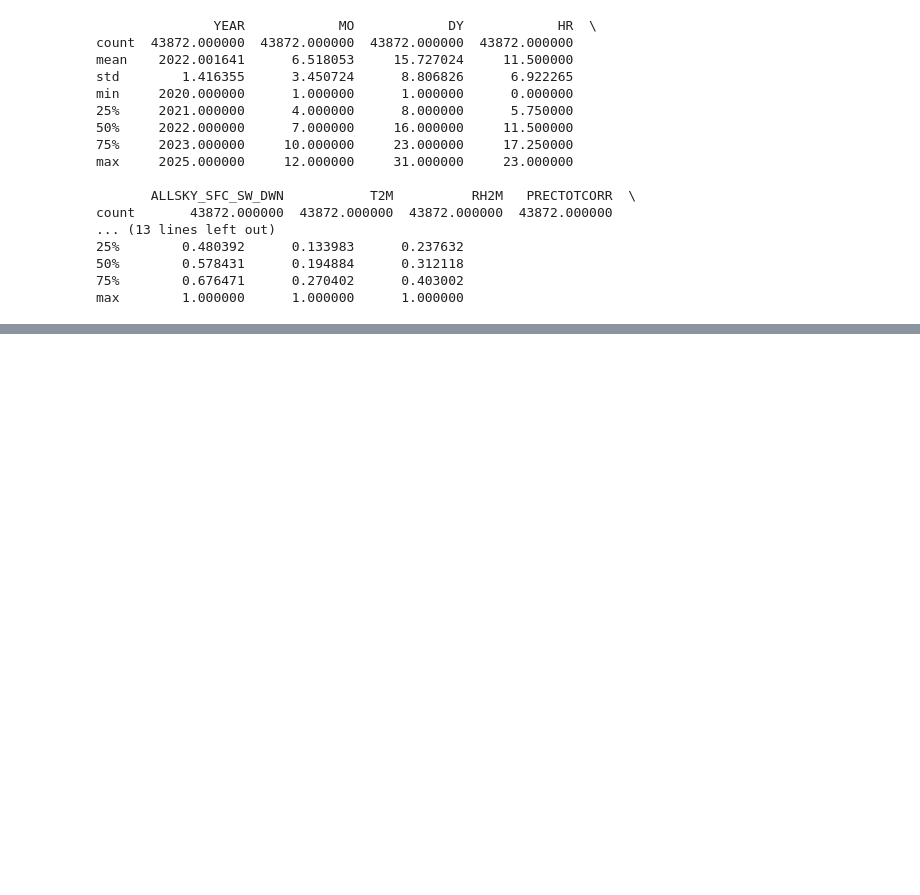
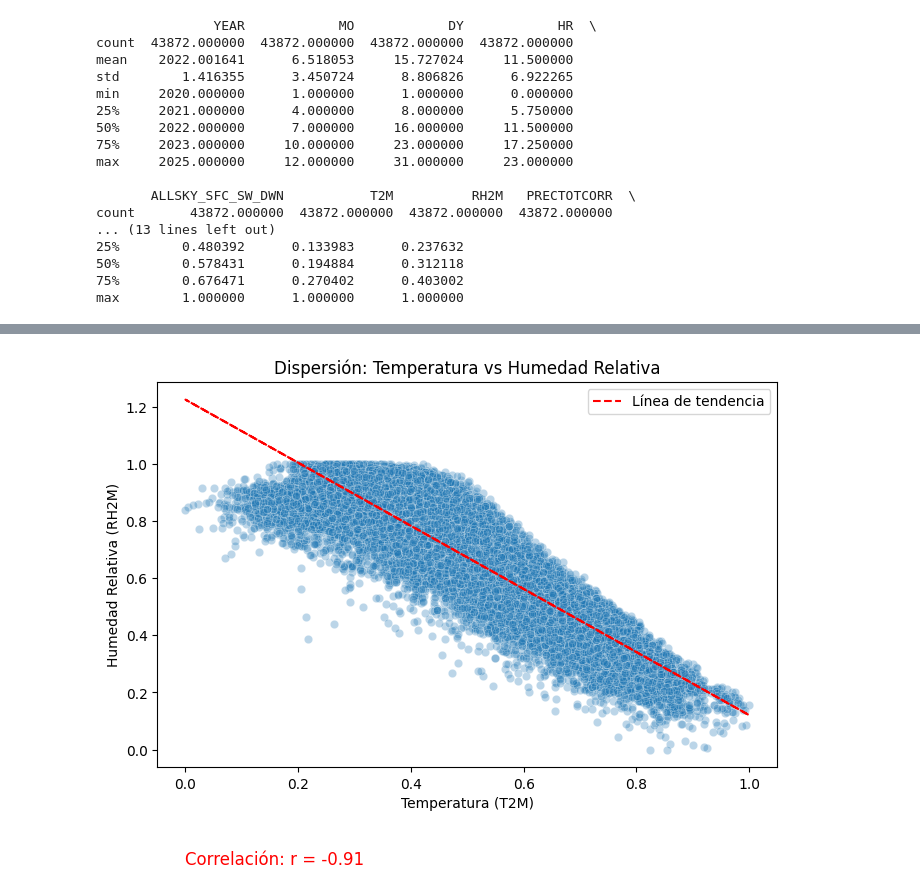
Before and after one commit to oerv13/Ibero, a Jupyter notebook: Clase_Ciencia_Datos.ipynb, the cells around one changed output, grey strips where cells are left out. Cells and saved outputs as stored; diff of their text form; code cells hidden in the pictures; blank space fills up the shorter version.

```diff
--- a/Clase_Ciencia_Datos.ipynb
+++ b/Clase_Ciencia_Datos.ipynb
@@ -279,0 +382,24 @@ max        1.000000      1.000000      1.000000
+# %%
+from scipy.stats import linregress
+
+x = df_norm['T2M']
+y = df_norm['RH2M']
+r = x.corr(y)
+slope, intercept, *_ = linregress(x, y)
+
+plt.figure(figsize=(8,5))
+sns.scatterplot(x=x, y=y, alpha=0.3)
+
+# Línea de regresión
+plt.plot(x, slope*x + intercept, color='red', linestyle='--', label='Línea de tendencia')
+
+# Texto con r
+plt.text(x.min(), y.max()-1.4, f'Correlación: r = {r:.2f}', fontsize=12, color='red')
+
+plt.title('Dispersión: Temperatura vs Humedad Relativa')
+plt.xlabel('Temperatura (T2M)')
+plt.ylabel('Humedad Relativa (RH2M)')
+plt.legend()
+plt.show()
+# %% [output]
+[figure, added]
```
Also changed, not shown: parts of 7 cells of this notebook.
